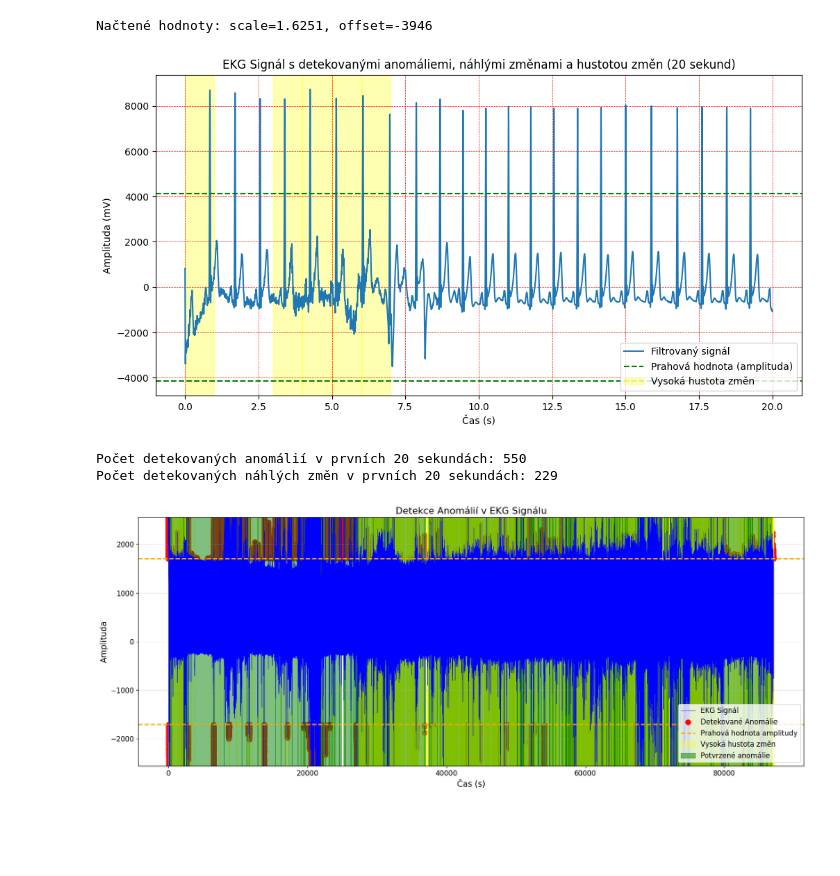
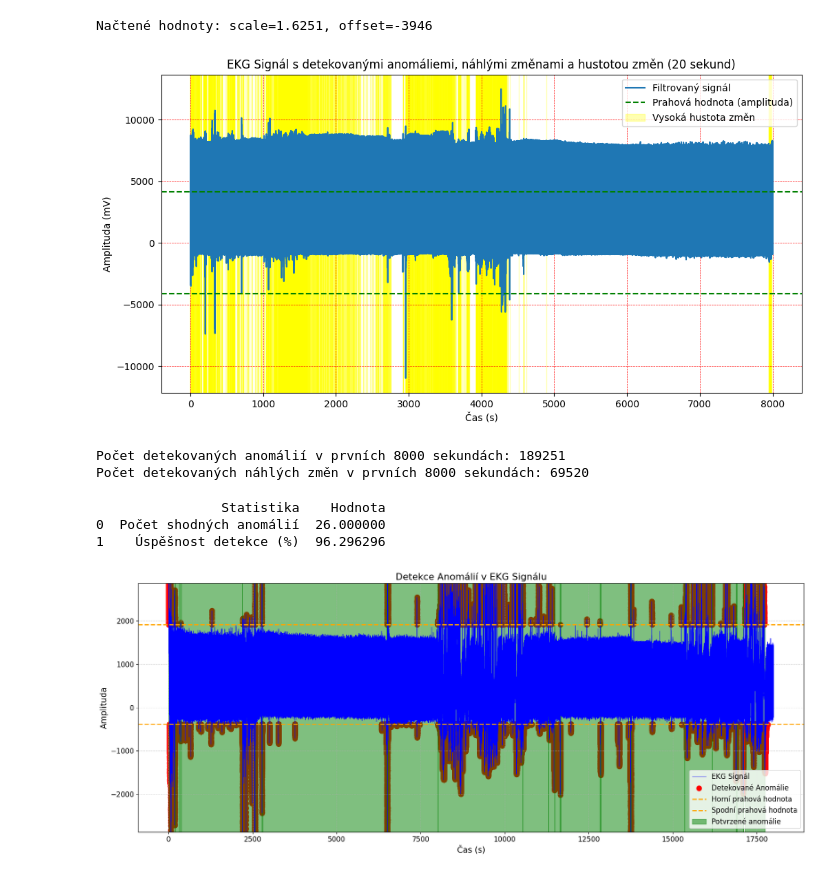
Before and after one commit to sattlereii/PZS, a Jupyter notebook: 1_2sem/sem_1_2.ipynb, the cells around one changed output. Saved outputs shown, nothing was run; the diff lists cells and outputs as text; code cells hidden in the pictures; blank space fills up the shorter version.

```diff
--- a/1_2sem/sem_1_2.ipynb
+++ b/1_2sem/sem_1_2.ipynb
@@ -64,7 +64,7 @@ dat_file = "brno-university-of-technology/103001/103001_ECG.dat"
 fs = 1000  # Vzorkovací frekvence (Hz)
 lowcut = 0.5  # Dolní mez pásmového filtru (Hz)
 highcut = 40.0  # Horní mez pásmového filtru (Hz)
-duration = 20  # Délka signálu pro vykreslení (v sekundách)
+duration = 8000  # Délka signálu pro vykreslení (v sekundách)
 
 # Načtení metadat ze souboru .hea
 scale, offset = load_header(hea_file)
@@ -102,36 +102,36 @@ density_60s = density[:duration]
 # Výpočet průměrné amplitudy
 avg_amplitude = compute_average_amplitude(filtered_signal_60s, fs)
 time_avg = np.arange(len(avg_amplitude))  # 1 hodnota za sekundu
 
 # Vykreslení signálu s anomáliemi, náhlými změnami a zvýrazněnými zahuštěnými oblastmi
 plt.figure(figsize=(12, 6))
 plt.plot(time_60s, filtered_signal_60s, label="Filtrovaný signál")
 plt.axhline(y=threshold, color="green", linestyle="--", label="Prahová hodnota (amplituda)")
 plt.axhline(y=-threshold, color="green", linestyle="--")
 
 # Zvýraznění zahuštěných oblastí pouze pro 20 sekund
 high_density_threshold = np.percentile(density_60s, 75)  # Práh pro vysokou hustotu změn
 for i, d in enumerate(density_60s):
     if d > high_density_threshold:
         plt.axvspan(i, i + 1, color='yellow', alpha=0.3, label="Vysoká hustota změn" if i == 0 else None)
 
 plt.title("EKG Signál s detekovanými anomáliemi, náhlými změnami a hustotou změn (20 sekund)")
 plt.xlabel("Čas (s)")
 plt.ylabel("Amplituda (mV)")
 plt.grid(color='red', linestyle='--', linewidth=0.5)
 plt.legend()
 plt.show()
 
 # Statistika anomálií
 num_anomalies = len(anomalies_60s)
 num_sudden_changes = len(sudden_changes_60s)
 print(f"Počet detekovaných anomálií v prvních {duration} sekundách: {num_anomalies}")
 print(f"Počet detekovaných náhlých změn v prvních {duration} sekundách: {num_sudden_changes}")
 # %% [output]
 Načtené hodnoty: scale=1.6251, offset=-3946
-[figure, old version]
+[figure, new version]
-Počet detekovaných anomálií v prvních 20 sekundách: 550
-Počet detekovaných náhlých změn v prvních 20 sekundách: 229
+Počet detekovaných anomálií v prvních 8000 sekundách: 189251
+Počet detekovaných náhlých změn v prvních 8000 sekundách: 69520
 # %%
 import numpy as np
 import wfdb
@@ -144,42 +144,33 @@ def detect_anomalies_amplitude(signal):
     std_amplitude = np.std(signal)
 
     # Dynamické prahování
-    threshold_amplitude = mean_amplitude + 3.7 * std_amplitude
-    anomalies = np.where(np.abs(signal) > threshold_amplitude)[0]
+    threshold_upper = mean_amplitude + 3.7 * std_amplitude
+    threshold_lower = mean_amplitude - (3.7 * std_amplitude) / 5  # Spodní hranice je 5× blíže k nule
 
-    return anomalies, threshold_amplitude
+    anomalies = np.where((signal > threshold_upper) | (signal < threshold_lower))[0]
 
-# Funkce pro výpočet průměrné amplitudy signálu v časových oknech
-def compute_average_amplitude(signal, sampling_rate, window_size=1):
-    samples_per_window = sampling_rate * window_size
-    avg_amplitude = [np.mean(np.abs(signal[i:i + samples_per_window]))
-                     for i in range(0, len(signal), samples_per_window)]
-    return np.array(avg_amplitude)
-
-# Funkce pro detekci hustoty změn signálu
-def detect_signal_density(signal, sampling_rate, window_size=1):
-    samples_per_window = sampling_rate * window_size
-    density = [np.sum(np.abs(np.diff(signal[i:i + samples_per_window])))
-               for i in range(0, len(signal), samples_per_window)]
-    return np.array(density)
+    return anomalies, threshold_upper, threshold_lower
 
 # Funkce pro zpracování signálu a porovnání s anotacemi
-def process_signal(record_path, ann_path, sampling_rate=1000):
+def process_signal(record_path, ann_path, sampling_rate=1000, duration=18000):
     try:
         record = wfdb.rdrecord(record_path)
         signal_length = len(record.p_signal)
-        signal = record.p_signal[:, 0]
+        max_samples = min(sampling_rate * duration, signal_length)
+        signal = record.p_signal[:max_samples, 0]
 
         # Detekce anomálií na základě amplitudy
-        anomalies, threshold_amplitude = detect_anomalies_amplitude(signal)
+        anomalies, threshold_upper, threshold_lower = detect_anomalies_amplitude(signal)
 
         signal -= np.mean(signal)
 
+        # Načtení anotací a filtrování záznamů s nulovým ohodnocením
         annotations = pd.read_csv(ann_path, header=None)
+        annotations = annotations[annotations.iloc[:, 2] != 0]  # Ignorovat řádky, kde je třetí sloupec 0
         annotation_start = annotations.iloc[:, 0].values
         annotation_end = annotations.iloc[:, 1].values
 
-        valid_annotations = (annotation_start < signal_length) & (annotation_end < signal_length)
+        valid_annotations = (annotation_start < max_samples) & (annotation_end < max_samples)
         annotation_start = annotation_start[valid_annotations]
         annotation_end = annotation_end[valid_annotations]
 
@@ -189,12 +180,13 @@ def process_signal(record_path, ann_path, sampling_rate=1000):
         num_anomalies = len(anomalies)
         success_rate = matching_annotations / total_annotations if total_annotations > 0 else 0
 
-        # Výpočet průměrné amplitudy
-        avg_amplitude = compute_average_amplitude(signal, sampling_rate)
-
-        # Detekce hustoty změn signálu
-        density = detect_signal_density(signal, sampling_rate)
-        high_density_threshold = np.percentile(density, 75)
+        # Vytvoření tabulky se statistickými ukazateli
+        stats = {
+            'Statistika': ['Počet shodných anomálií', 'Úspěšnost detekce (%)'],
+            'Hodnota': [matching_annotations, success_rate * 100]
+        }
+        stats_df = pd.DataFrame(stats)
+        print(stats_df)
 
         time = np.arange(len(signal)) / sampling_rate
         plt.figure(figsize=(17, 7))
@@ -203,22 +195,18 @@ def process_signal(record_path, ann_path, sampling_rate=1000):
         # Zvýraznění detekovaných anomálií
         plt.scatter(time[anomalies], signal[anomalies], color='red', label='Detekované Anomálie', zorder=1, s=75)
 
-        # Vyznačení prahové hodnoty
-        plt.axhline(y=threshold_amplitude, color='orange', linestyle='--', linewidth=2, label='Prahová hodnota amplitudy')
-        plt.axhline(y=-threshold_amplitude, color='orange', linestyle='--', linewidth=2)
-
-        # Zvýraznění hustoty změn
-        for i, d in enumerate(density):
-            if d > high_density_threshold:
-                plt.axvspan(i, i + 1, color='yellow', alpha=0.3, label='Vysoká hustota změn' if i == 0 else None)
+        # Vyznačení prahových hodnot
+        plt.axhline(y=threshold_upper, color='orange', linestyle='--', linewidth=2, label='Horní prahová hodnota')
+        plt.axhline(y=threshold_lower, color='orange', linestyle='--', linewidth=2, label='Spodní prahová hodnota')
 
         # Zobrazení anotací (zelený obdélník pouze tam, kde je detekovaná anomálie)
         for start, end in zip(annotation_start, annotation_end):
+            # Kontrola, zda existuje nějaká detekovaná anomálie v tomto úseku
             matching_anomalies = [anomaly for anomaly in anomalies if start <= anomaly < end]
             if matching_anomalies:
                 plt.axvspan(start / sampling_rate, end / sampling_rate, color='green', alpha=0.5, label='Potvrzené anomálie' if start == annotation_start[0] else "")
 
-        plt.ylim(-1.5 * threshold_amplitude, 1.5 * threshold_amplitude)
+        plt.ylim(-1.5 * threshold_upper, 1.5 * threshold_upper)
 
         plt.grid(True, linestyle='--', alpha=0.5)
 
@@ -242,4 +230,7 @@ ann_path = 'brno-university-of-technology/100001/100001_ANN.csv'  # Cesta k soub
 
 num_anomalies, num_matching, success_rate = process_signal(record_path, ann_path)
 # %% [output]
+                Statistika    Hodnota
+0  Počet shodných anomálií  26.000000
+1    Úspěšnost detekce (%)  96.296296
-[figure, old version]
+[figure, new version]
```
Also changed, not shown: parts of 4 cells of this notebook.
